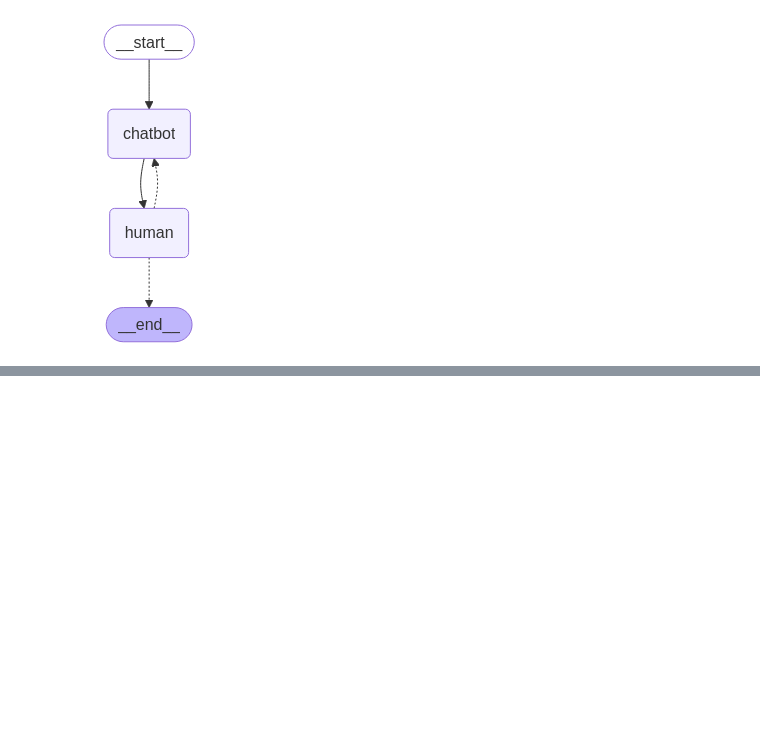
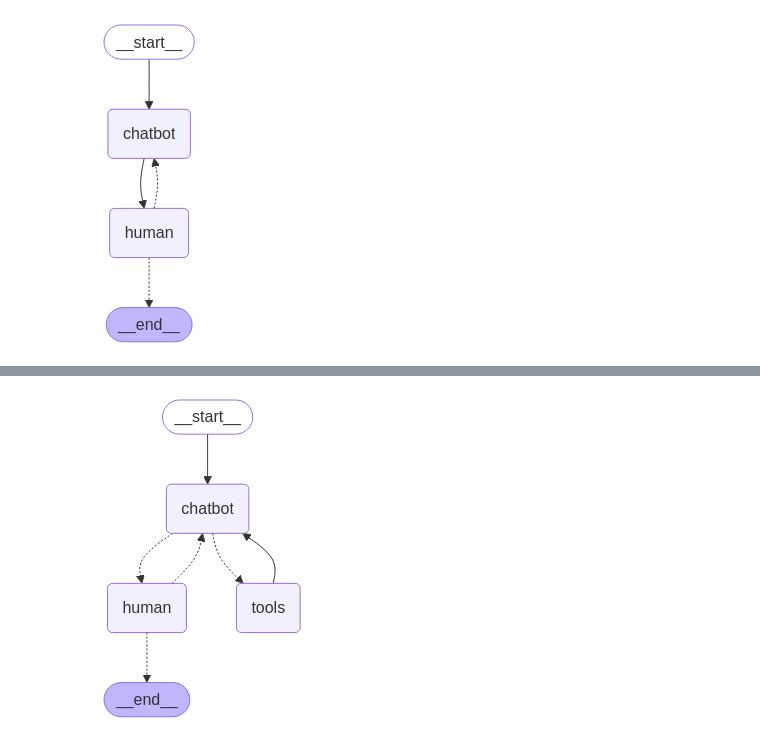
Before and after one commit to milad-4274/genai_capstone_project, a Jupyter notebook: capstone_project.ipynb, the cells around one changed output, grey strips where cells are left out. Drawn from its saved outputs; the diff is of its cells as text; code cells hidden in the pictures; blank space fills up the shorter version.

Commit message:
search tool added

```diff
--- a/capstone_project.ipynb
+++ b/capstone_project.ipynb
@@ -55,6 +57,10 @@ TRIPADVISOR_SYSINT = (
     "restaurants, or accommodations. The input should be a detailed query including location "
     "and keywords describing what the user is looking for (e.g., 'best beaches in Barcelona', "
     "'romantic restaurants near Sagrada Familia', 'budget-friendly hotels in the Gothic Quarter')."
+    "If the user asks for a list of places, ALWAYS respond with a "
+    "search_places tool call (no text) whose arguments include at least "
+    '{"query": "<user request>"} . After the tool returns, summarise the results.'
+
     "\n"
     "- `get_place_details`: Use this tool to retrieve more detailed information about a specific "
     "place identified by its unique ID (which you might have obtained from `search_places`). "
@@ -210,7 +210,7 @@ Image(chat_with_human_graph.get_graph().draw_mermaid_png())
 # The default recursion limit for traversing nodes is 25 - setting it higher means
 # you can try a more complex order with multiple steps and round-trips (and you
 # can chat for longer!)
-config = {"recursion_limit": 100}
+config = {"recursion_limit": 25}
 
 # Remember that this will loop forever, unless you input `q`, `quit` or one of the
 # other exit terms defined in `human_node`.
@@ -244,0 +296,59 @@ https://github.com/langchain-ai/langgraph/blob/main/docs/docs/tutorials/multi_ag
+# %%
+from langgraph.prebuilt import ToolNode
+
+
+# Define the tools and create a "tools" node.
+tools = [search_places]
+tool_node = ToolNode(tools)
+
+# Attach the tools to the model so that it knows what it can call.
+llm_with_tools = llm.bind_tools(tools, tool_choice="any")
+
+
+def maybe_route_to_tools(state: OrderState) -> Literal["tools", "human"]:
+    """Route between human or tool nodes, depending if a tool call is made."""
+    if not (msgs := state.get("messages", [])):
+        raise ValueError(f"No messages found when parsing state: {state}")
+
+    # Only route based on the last message.
+    msg = msgs[-1]
+
+    # When the chatbot returns tool_calls, route to the "tools" node.
+    if hasattr(msg, "tool_calls") and len(msg.tool_calls) > 0:
+        return "tools"
+    else:
+        return "human"
+
+
+def chatbot_with_tools(state: OrderState) -> OrderState:
+    """The chatbot with tools. A simple wrapper around the model's own chat interface."""
+    defaults = {"order": [], "finished": False}
+
+    if state["messages"]:
+        new_output = llm_with_tools.invoke([TRIPADVISOR_SYSINT] + state["messages"])
+    else:
+        new_output = AIMessage(content=WELCOME_MSG)
+
+    # Set up some defaults if not already set, then pass through the provided state,
+    # overriding only the "messages" field.
+    return defaults | state | {"messages": [new_output]}
+
+
+graph_builder = StateGraph(OrderState)
+
+# Add the nodes, including the new tool_node.
+graph_builder.add_node("chatbot", chatbot_with_tools)
+graph_builder.add_node("human", human_node)
+graph_builder.add_node("tools", tool_node)
+graph_builder.add_edge(START, "chatbot")
+# Chatbot may go to tools, or human.
+graph_builder.add_conditional_edges("chatbot", maybe_route_to_tools)
+graph_builder.add_edge("tools", "chatbot")
+
+# Human may go back to chatbot, or exit.
+# graph_builder.add_conditional_edges("human", maybe_exit_human_node)
+graph_with_menu = graph_builder.compile()
+
+Image(graph_with_menu.get_graph().draw_mermaid_png())
+# %% [output]
+[figure, added]
```
Also changed, not shown: parts of 7 cells of this notebook.
